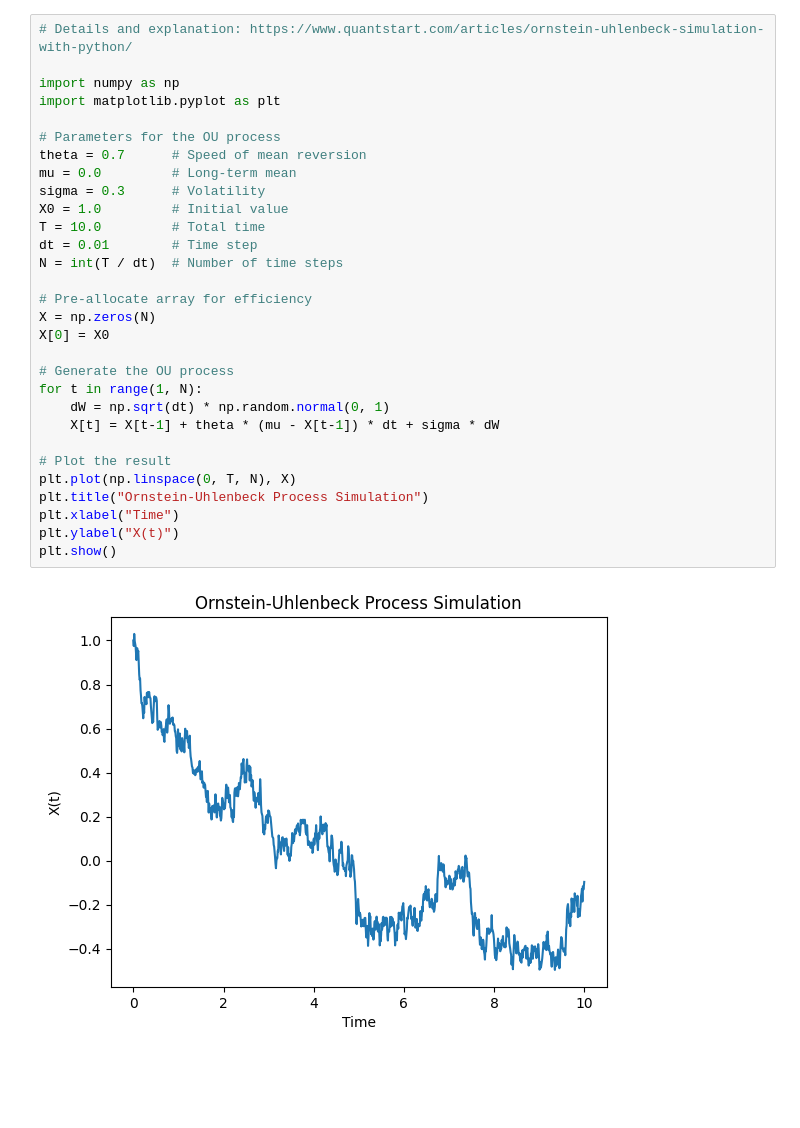
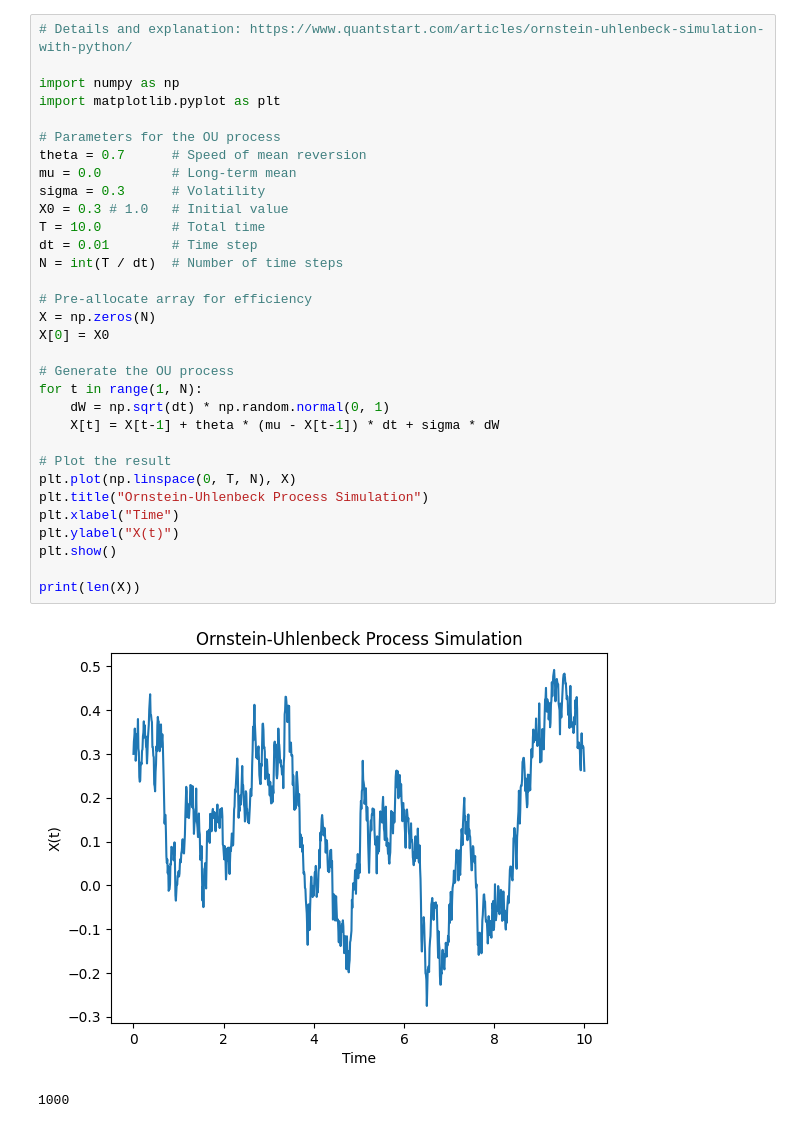
Before and after one commit to piotrwolkowski/robo-advisor, a Jupyter notebook: ornstein-uhlenback-simulation.ipynb, the cells around one changed output. Cells and saved outputs as stored; diff of their text form; blank space fills up the shorter version.

Commit message:
Adjust plot

```diff
--- a/ornstein-uhlenback-simulation.ipynb
+++ b/ornstein-uhlenback-simulation.ipynb
@@ -1,32 +1,35 @@
 # %%
 # Details and explanation: https://www.quantstart.com/articles/ornstein-uhlenbeck-simulation-with-python/
 
 import numpy as np
 import matplotlib.pyplot as plt
 
 # Parameters for the OU process
 theta = 0.7      # Speed of mean reversion
 mu = 0.0         # Long-term mean
 sigma = 0.3      # Volatility
-X0 = 1.0         # Initial value
+X0 = 0.3 # 1.0   # Initial value
 T = 10.0         # Total time
 dt = 0.01        # Time step
 N = int(T / dt)  # Number of time steps
 
 # Pre-allocate array for efficiency
 X = np.zeros(N)
 X[0] = X0
 
 # Generate the OU process
 for t in range(1, N):
     dW = np.sqrt(dt) * np.random.normal(0, 1)
     X[t] = X[t-1] + theta * (mu - X[t-1]) * dt + sigma * dW
 
 # Plot the result
 plt.plot(np.linspace(0, T, N), X)
 plt.title("Ornstein-Uhlenbeck Process Simulation")
 plt.xlabel("Time")
 plt.ylabel("X(t)")
 plt.show()
+
+print(len(X))
 # %% [output]
-[figure, old version]
+[figure, new version]
+1000
```
